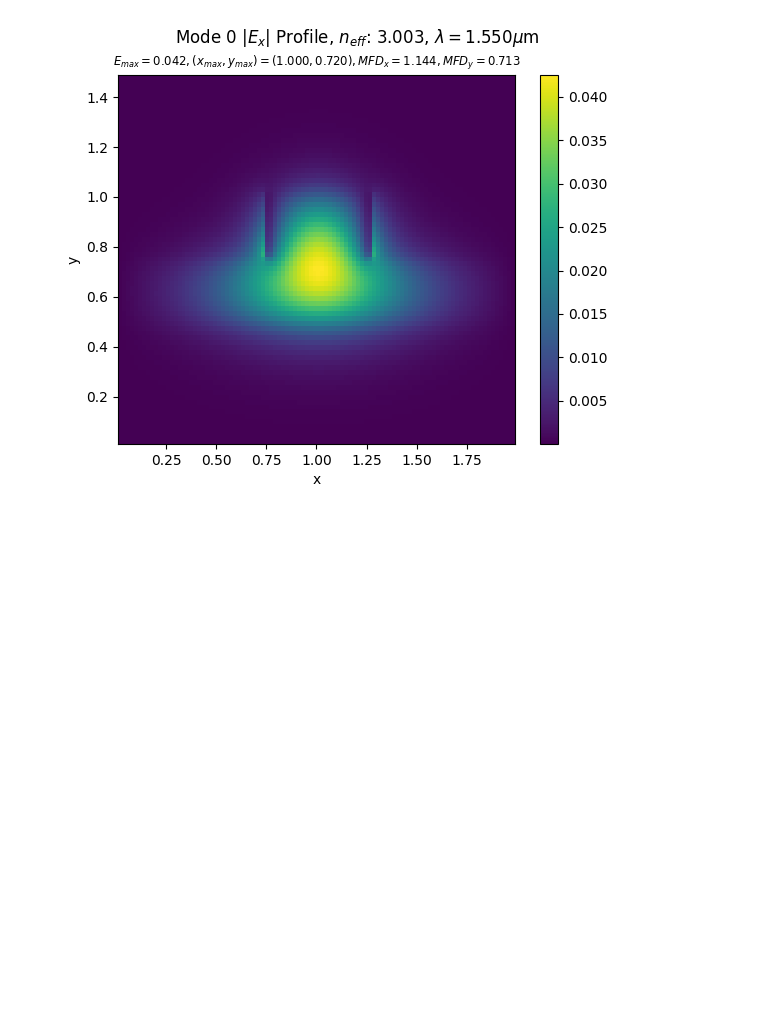
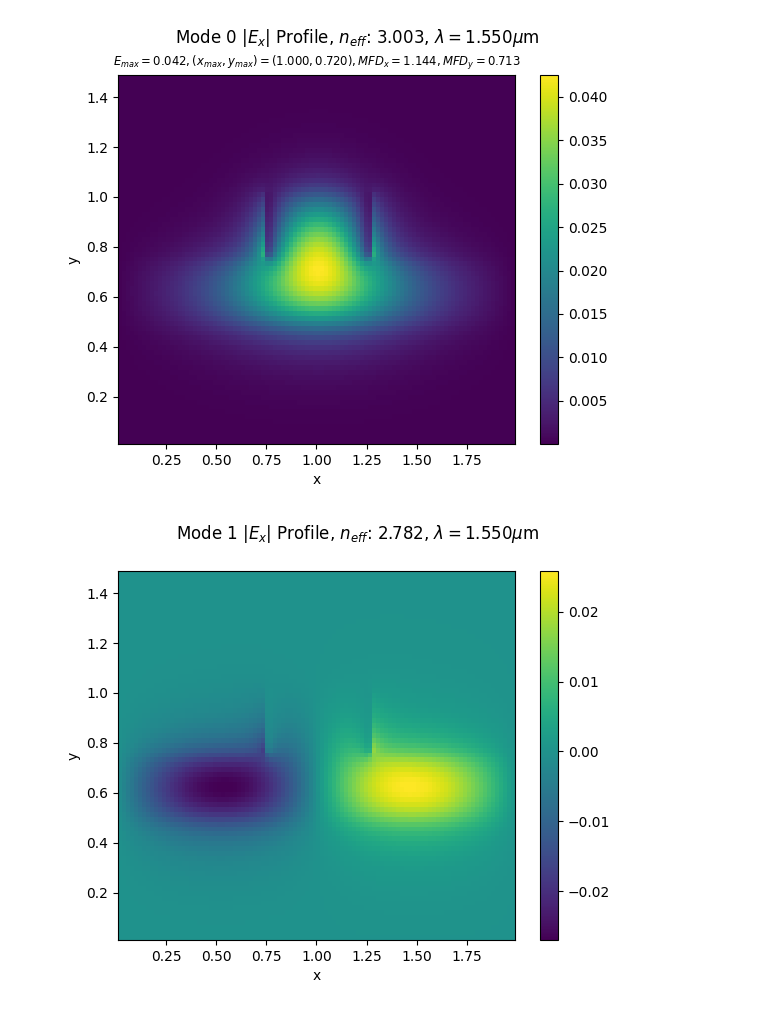
Before and after one commit to Parkseoungmin/Analysis_modesolver, a Jupyter notebook: Final report.ipynb, the cells around one changed output. Drawn from its saved outputs; the diff is of its cells as text; code cells hidden in the pictures; blank space fills up the shorter version.

```diff
--- a/Final report.ipynb
+++ b/Final report.ipynb
@@ -96,3 +111,7 @@ os.chdir('./modes_semi_vec')
 Image.open('./example_modes_1_EX_0.png', mode = 'r')
 # %% [output]
 [figure]
+# %%
+Image.open('./example_modes_1_EX_1.png', mode = 'r')
+# %% [output]
+[figure, added]
```
Also changed, not shown: parts of 8 cells of this notebook, 2 other files.
